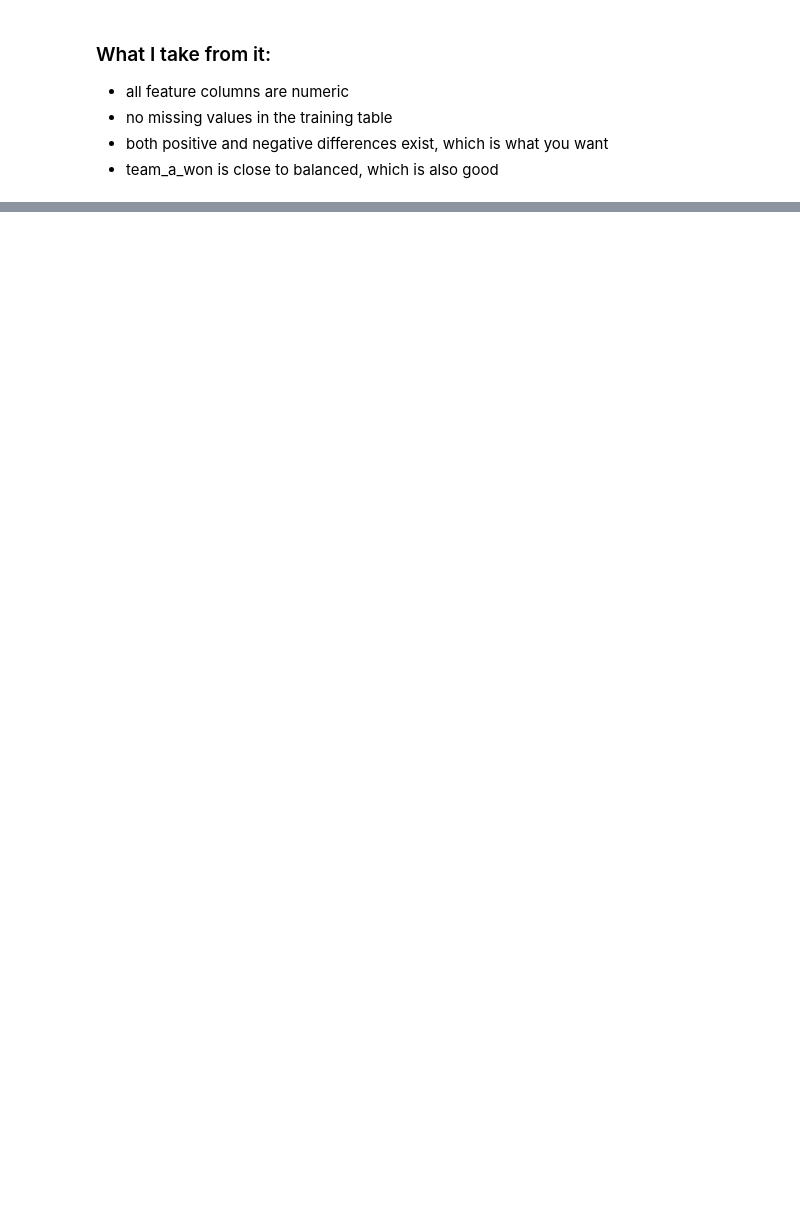
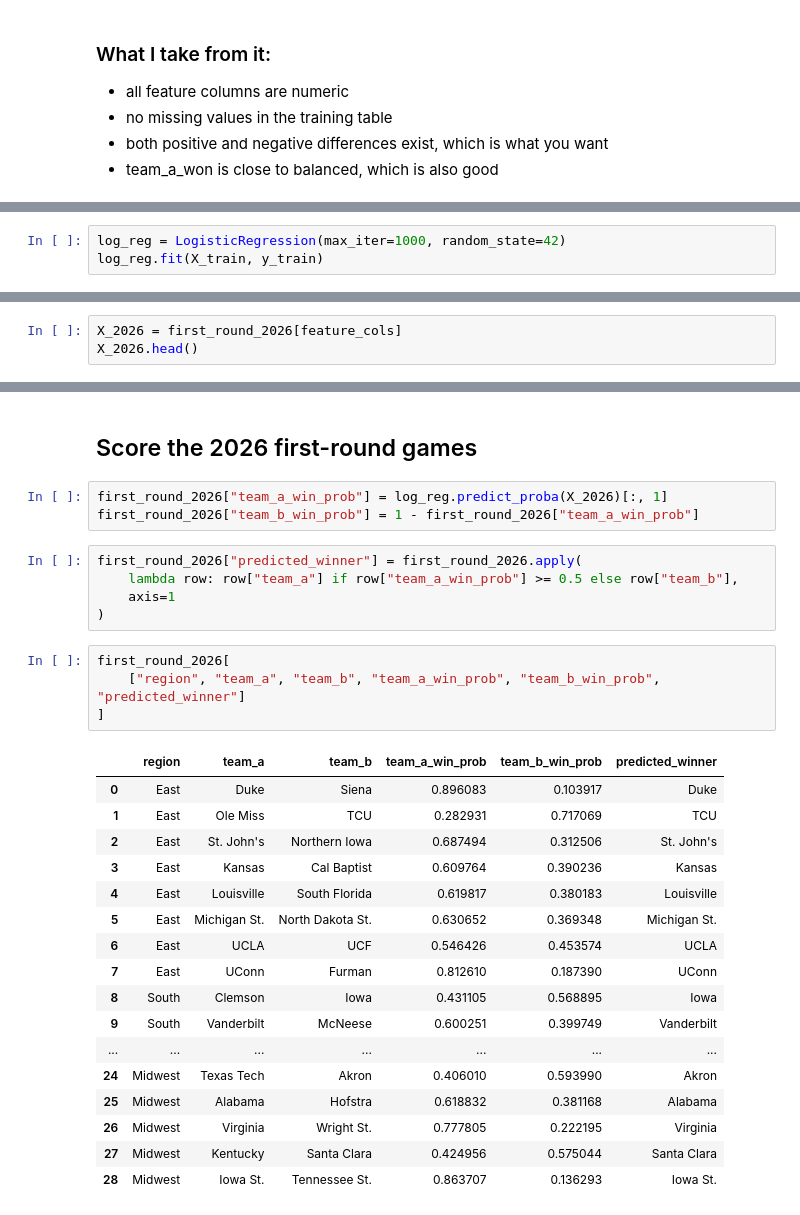
Before and after one commit to Andreachurchwell/march-madness-bracket-simulator, a Jupyter notebook: notebooks/exploration.ipynb, the cells around one changed output, grey strips where cells are left out. Cells and saved outputs as stored; diff of their text form; blank space fills up the shorter version.

Commit message:
log regression and notes

```diff
--- a/notebooks/exploration.ipynb
+++ b/notebooks/exploration.ipynb
@@ -1342,0 +1396,3 @@ historical_matchups.describe()
+# %%
+log_reg = LogisticRegression(max_iter=1000, random_state=42)
+log_reg.fit(X_train, y_train)
@@ -1342,0 +1465,3 @@ historical_matchups.describe()
+# %%
+X_2026 = first_round_2026[feature_cols]
+X_2026.head()
@@ -1342,0 +1475,32 @@ historical_matchups.describe()
+# %% [markdown]
+## Score the 2026 first-round games
+# %%
+first_round_2026["team_a_win_prob"] = log_reg.predict_proba(X_2026)[:, 1]
+first_round_2026["team_b_win_prob"] = 1 - first_round_2026["team_a_win_prob"]
+# %%
+first_round_2026["predicted_winner"] = first_round_2026.apply(
+    lambda row: row["team_a"] if row["team_a_win_prob"] >= 0.5 else row["team_b"],
+    axis=1
+)
+# %%
+first_round_2026[
+    ["region", "team_a", "team_b", "team_a_win_prob", "team_b_win_prob", "predicted_winner"]
+]
+# %% [output]
+|  | region | team_a | team_b | team_a_win_prob | team_b_win_prob | predicted_winner |
+| 0 | East | Duke | Siena | 0.896083 | 0.103917 | Duke |
+| 1 | East | Ole Miss | TCU | 0.282931 | 0.717069 | TCU |
+| 2 | East | St. John's | Northern Iowa | 0.687494 | 0.312506 | St. John's |
+| 3 | East | Kansas | Cal Baptist | 0.609764 | 0.390236 | Kansas |
+| 4 | East | Louisville | South Florida | 0.619817 | 0.380183 | Louisville |
+| 5 | East | Michigan St. | North Dakota St. | 0.630652 | 0.369348 | Michigan St. |
+| 6 | East | UCLA | UCF | 0.546426 | 0.453574 | UCLA |
+| 7 | East | UConn | Furman | 0.812610 | 0.187390 | UConn |
+| 8 | South | Clemson | Iowa | 0.431105 | 0.568895 | Iowa |
+| 9 | South | Vanderbilt | McNeese | 0.600251 | 0.399749 | Vanderbilt |
+| ... | ... | ... | ... | ... | ... | ... |
+| 24 | Midwest | Texas Tech | Akron | 0.406010 | 0.593990 | Akron |
+| 25 | Midwest | Alabama | Hofstra | 0.618832 | 0.381168 | Alabama |
+| 26 | Midwest | Virginia | Wright St. | 0.777805 | 0.222195 | Virginia |
+| 27 | Midwest | Kentucky | Santa Clara | 0.424956 | 0.575044 | Santa Clara |
+| 28 | Midwest | Iowa St. | Tennessee St. | 0.863707 | 0.136293 | Iowa St. |
```
Also changed, not shown: parts of 26 cells of this notebook, 1 other file.
